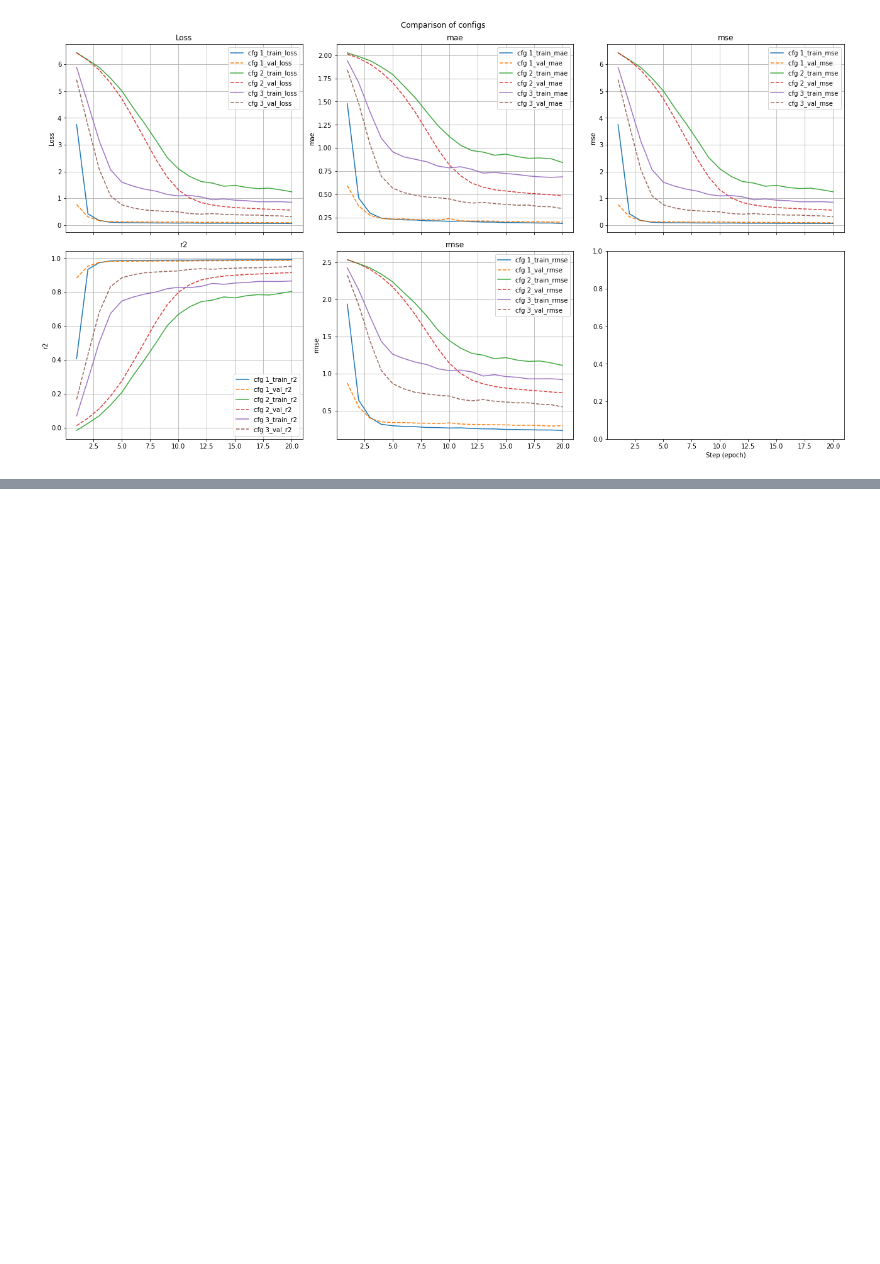
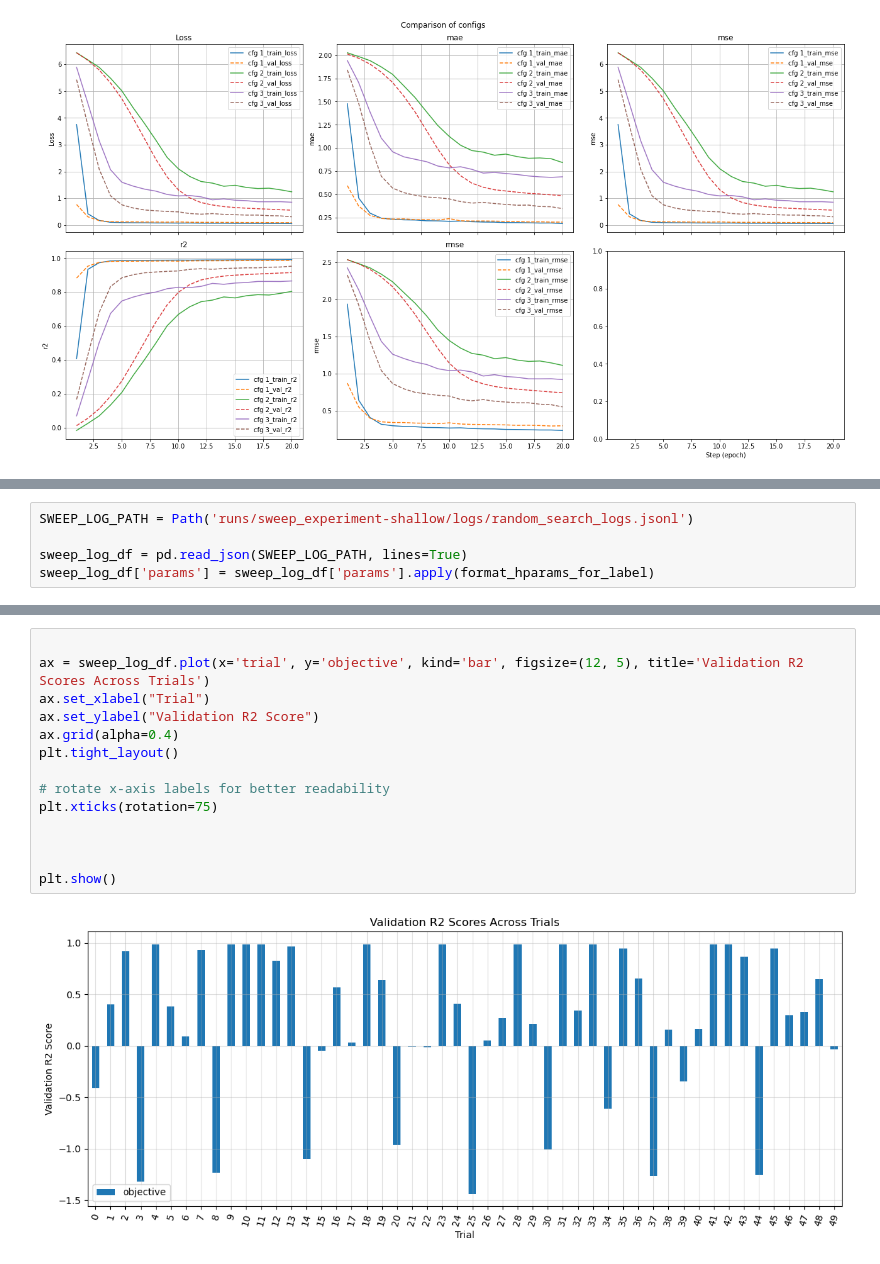
Before and after one commit to zhenchenZ/dl_training_template, a Jupyter notebook: 003-hyper_param_sweeping.ipynb, the cells around one changed output, grey strips where cells are left out. Saved outputs shown, nothing was run; the diff lists cells and outputs as text; blank space fills up the shorter version.

```diff
--- a/003-hyper_param_sweeping.ipynb
+++ b/003-hyper_param_sweeping.ipynb
@@ -114,0 +138,5 @@ plt.show()
+# %%
+SWEEP_LOG_PATH = Path('runs/sweep_experiment-shallow/logs/random_search_logs.jsonl')
+
+sweep_log_df = pd.read_json(SWEEP_LOG_PATH, lines=True)
+sweep_log_df['params'] = sweep_log_df['params'].apply(format_hparams_for_label)
@@ -114,0 +152,16 @@ plt.show()
+# %%
+
+ax = sweep_log_df.plot(x='trial', y='objective', kind='bar', figsize=(12, 5), title='Validation R2 Scores Across Trials')
+ax.set_xlabel("Trial")
+ax.set_ylabel("Validation R2 Score")
+ax.grid(alpha=0.4)
+plt.tight_layout()
+
+# rotate x-axis labels for better readability
+plt.xticks(rotation=75)
+
+
+
+plt.show()
+# %% [output]
+[figure, added]
```
Also changed, not shown: parts of 5 cells of this notebook, 3 other files.
